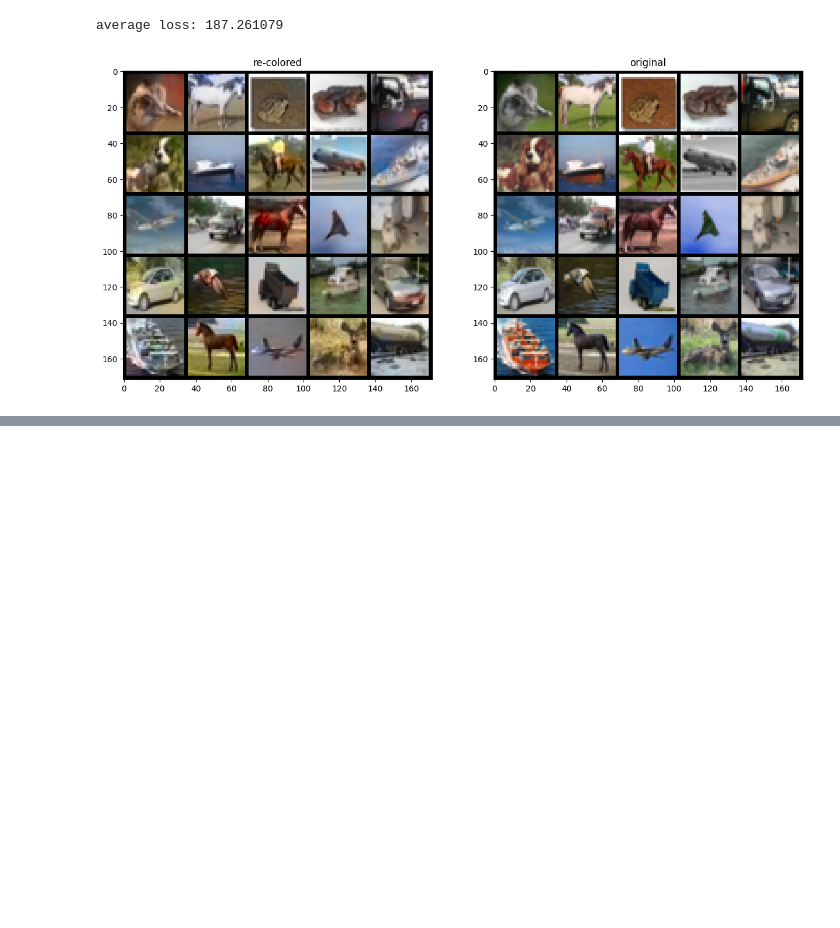
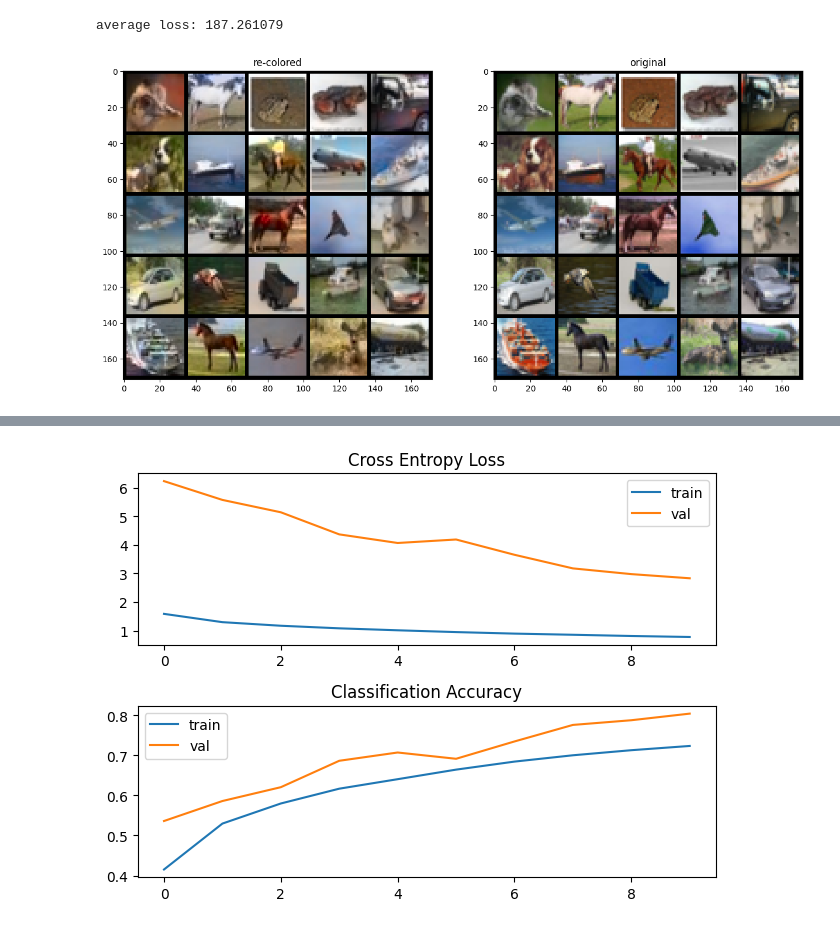
Before and after one commit to frenato00/CV_Project_2, a Jupyter notebook: task1.ipynb, the cells around one changed output, grey strips where cells are left out. Saved outputs shown, nothing was run; the diff lists cells and outputs as text; code cells hidden in the pictures; blank space fills up the shorter version.

```diff
--- a/task1.ipynb
+++ b/task1.ipynb
@@ -198,7 +221,7 @@ for lab_batch, _ in validation_dataloader:
 
         # apply the color net to the luminance component of the Lab images
         # to get the color (ab) components
-        predicted_ab_batch = cnet(lab_batch[:, 0:1, :, :])
+        predicted_ab_batch,_ = cnet(lab_batch[:, 0:1, :, :])
 
         # loss is the L2 error to the actual color (ab) components
         loss = F.mse_loss(predicted_ab_batch, lab_batch[:, 1:3, :, :])
@@ -211,10 +234,6 @@ print('average loss: %f' % (test_loss_avg))
 # %% [output]
 average loss: 187.261079
 # %%
-import numpy as np
-from skimage import color, io
-
-import matplotlib.pyplot as plt
 plt.ion()
 
 import torchvision.utils
@@ -227,7 +246,7 @@ with torch.no_grad():
     lab_batch = lab_batch.to(device)
 
     # predict colors (ab channels)
-    predicted_ab_batch = cnet(lab_batch[:, 0:1, :, :])
+    predicted_ab_batch,_ = cnet(lab_batch[:, 0:1, :, :])
     predicted_lab_batch = torch.cat([lab_batch[:, 0:1, :, :], predicted_ab_batch], dim=1)
 
     lab_batch = lab_batch.cpu()
@@ -261,0 +316,8 @@ else:
+# %%
+# Create your SSL classifier model
+num_classes = 10  # Number of classes in CIFAR-10
+ssl_model = SSLClassifier(cnet, num_classes)
+ssl_model.to(device)
+criterion = nn.CrossEntropyLoss()  # Define the appropriate loss function for classification
+optimizer = torch.optim.Adam(ssl_model.parameters(), lr=learning_rate)
+loss_fn = nn.CrossEntropyLoss() # already includes the Softmax activation
@@ -261,0 +441,20 @@ else:
+# %%
+def plotTrainingHistory(train_history, val_history):
+    plt.subplot(2, 1, 1)
+    plt.title('Cross Entropy Loss')
+    plt.plot(train_history['loss'], label='train')
+    plt.plot(val_history['loss'], label='val')
+    plt.legend(loc='best')
+
+    plt.subplot(2, 1, 2)
+    plt.title('Classification Accuracy')
+    plt.plot(train_history['accuracy'], label='train')
+    plt.plot(val_history['accuracy'], label='val')
+
+    plt.tight_layout()
+    plt.legend(loc='best')
+    plt.show()
+# %%
+plotTrainingHistory(train_history, val_history)
+# %% [output]
+[figure, added]
```
Also changed, not shown: parts of 22 cells of this notebook.
